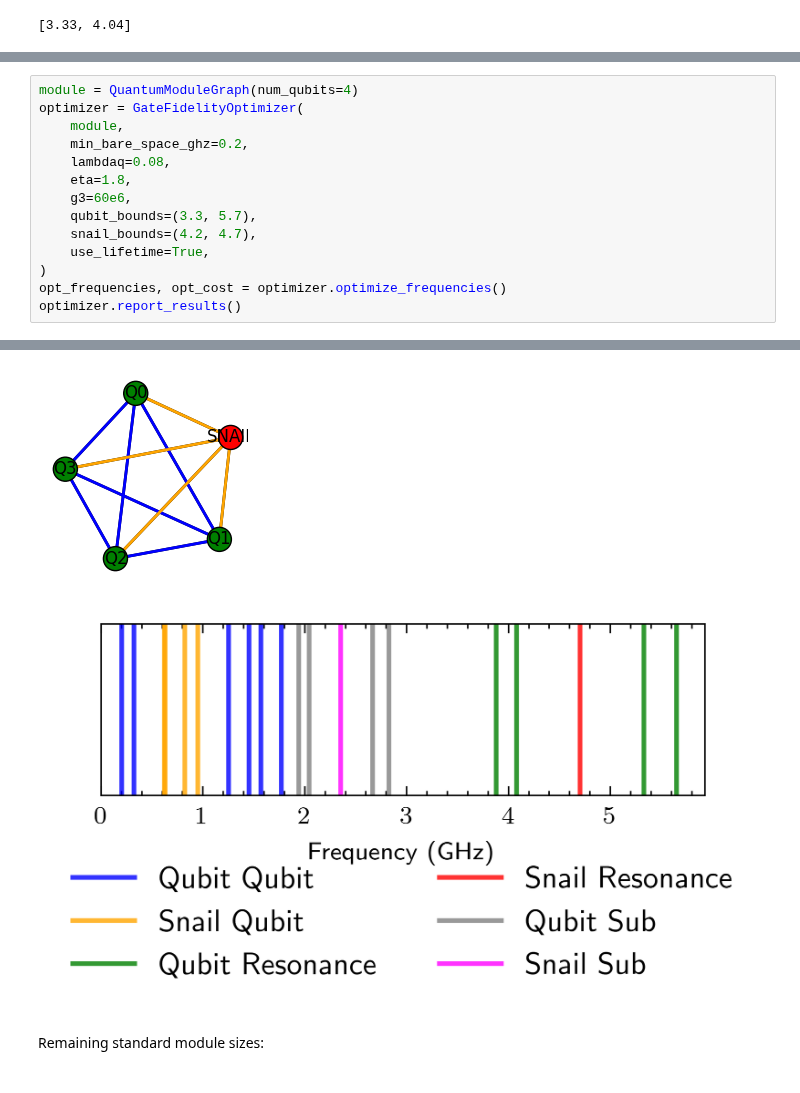
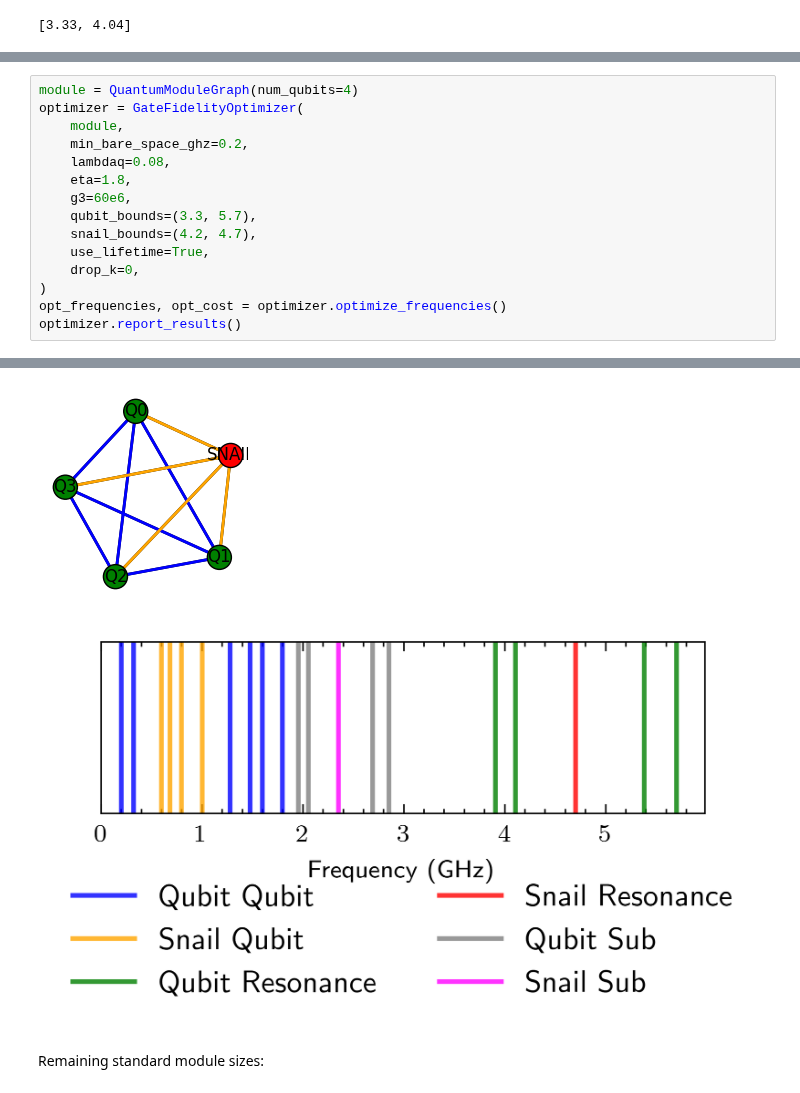
Before and after one commit to PITT-HATLAB/corral_crowding, a Jupyter notebook: src/notebooks/07_numerics.ipynb, the cells around one changed output, grey strips where cells are left out. Drawn from its saved outputs; the diff is of its cells as text.

```diff
--- a/src/notebooks/07_numerics.ipynb
+++ b/src/notebooks/07_numerics.ipynb
@@ -58,6 +66,7 @@ optimizer = GateFidelityOptimizer(
     qubit_bounds=(3.3, 5.7),
     snail_bounds=(4.2, 4.7),
     use_lifetime=True,
+    drop_k=0,
 )
 opt_frequencies, opt_cost = optimizer.optimize_frequencies()
 optimizer.report_results()
@@ -78,5 +87,5 @@ Average Gate Infidelity (with lifetime loss): 1.498044e-02
 [figure]
-[figure, old version]
+[figure, new version]
 # %% [markdown]
 Remaining standard module sizes:
 # %%
```
Also changed, not shown: parts of 7 cells of this notebook, 14 other files.
